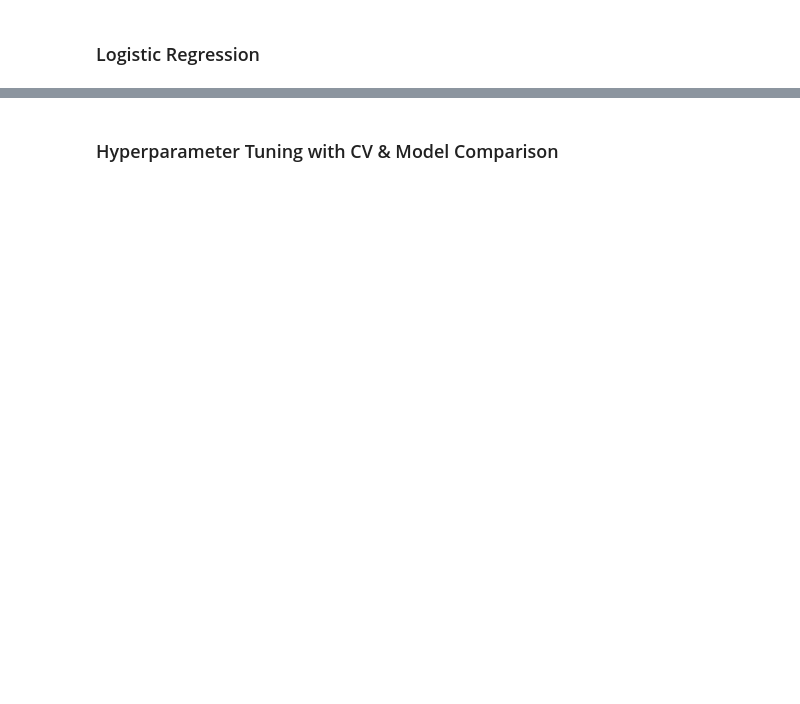
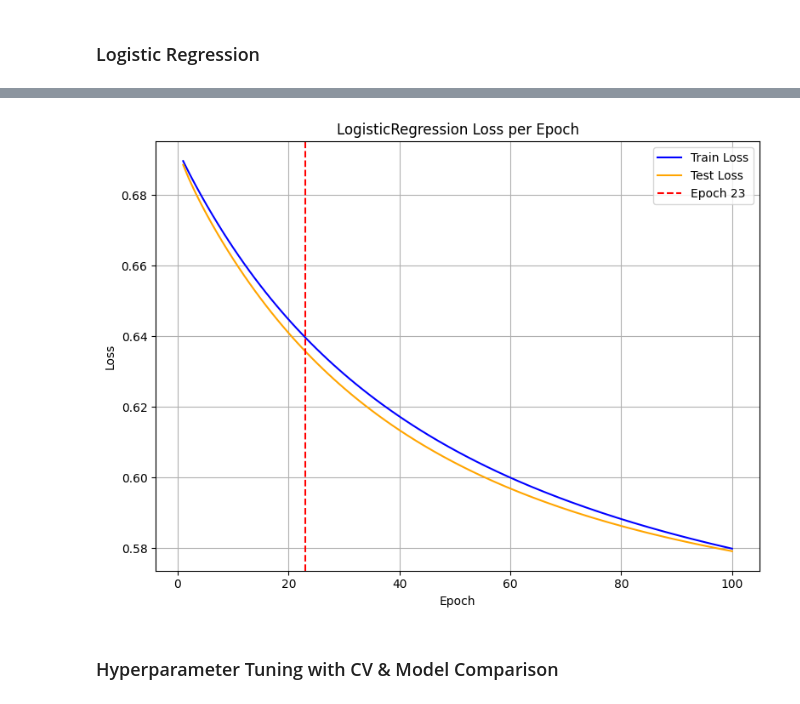
Before and after one commit to bercaakbayir/unimi-dse-ml-project, a Jupyter notebook: main.ipynb, the cells around one changed output, grey strips where cells are left out. Drawn from its saved outputs; the diff is of its cells as text; code cells hidden in the pictures; blank space fills up the shorter version.

Commit message:
models are simplified in one function

```diff
--- a/main.ipynb
+++ b/main.ipynb
@@ -804,0 +703,11 @@ F1_score: 0.7933
+# %%
+from utils.models2 import SVM
+
+svm = SVM(kernel='linear', learning_rate=0.001, n_iters=100)  # linear SVM with SGD
+
+svm.fit(X_red_train, y_red_train, X_test=X_red_test, y_test = y_red_test)
+
+preds = svm.predict(X_red_test)
+metrics = classification_metrics(y_red_test, preds)
+for k, v in metrics.items():
+    print(f"{k.capitalize()}: {v:.4f}")
@@ -865,2 +737,0 @@ logreg_l2 = LogisticRegression(learning_rate=0.1, epochs=100,l2=0.1, positive_cl
-# %%
-logreg_l2.fit(X_red_train, y_red_train)
@@ -901,2 +737,0 @@ kernel_logreg = KernelLogisticRegression(kernel='rbf', gamma=0.5, learning_rate=
-# %%
-kernel_logreg.fit(X_red_train, y_red_train)
@@ -913,0 +738,13 @@ F1_score: 0.7189
+# %%
+from utils.models2 import LogisticRegression
+
+logreg = LogisticRegression(
+    learning_rate=0.01, n_iters=100, kernel='rbf', gamma=0.1,
+    positive_class='good', l2=0.01
+)
+logreg.fit(X_red_train, y_red_train, X_test=X_red_test, y_test = y_red_test)
+
+preds = logreg.predict(X_red_test)
+metrics = classification_metrics(y_red_test, preds)
+for k, v in metrics.items():
+    print(f"{k.capitalize()}: {v:.4f}")
@@ -914,3 +769,7 @@ F1_score: 0.7189
+# %%
+plot_model_loss(logreg, vline_epoch=23, train_color='blue', test_color='orange')
+# %% [output]
+[figure, added]
 # %% [markdown]
 ### Hyperparameter Tuning with CV & Model Comparison
 # %%
```
Also changed, not shown: parts of 83 cells of this notebook, 3 other files.
